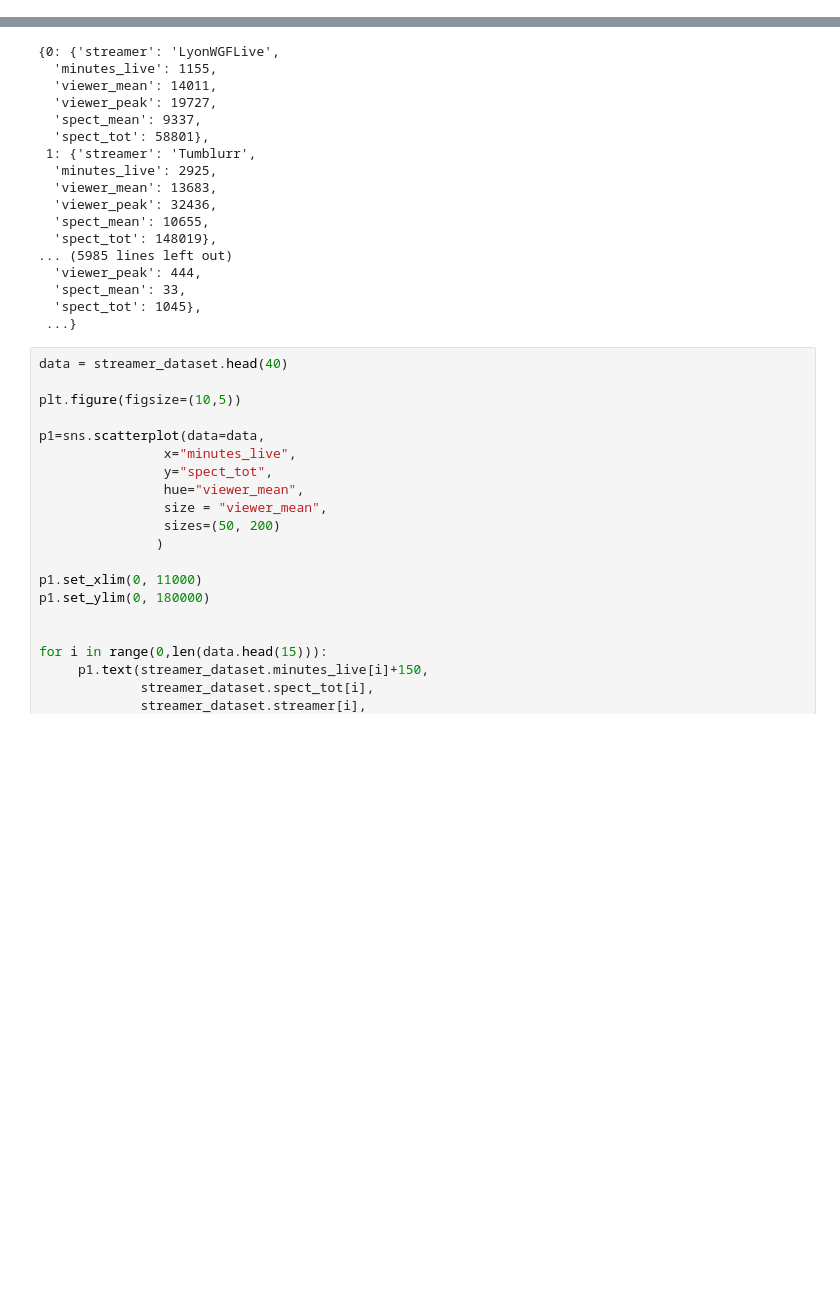
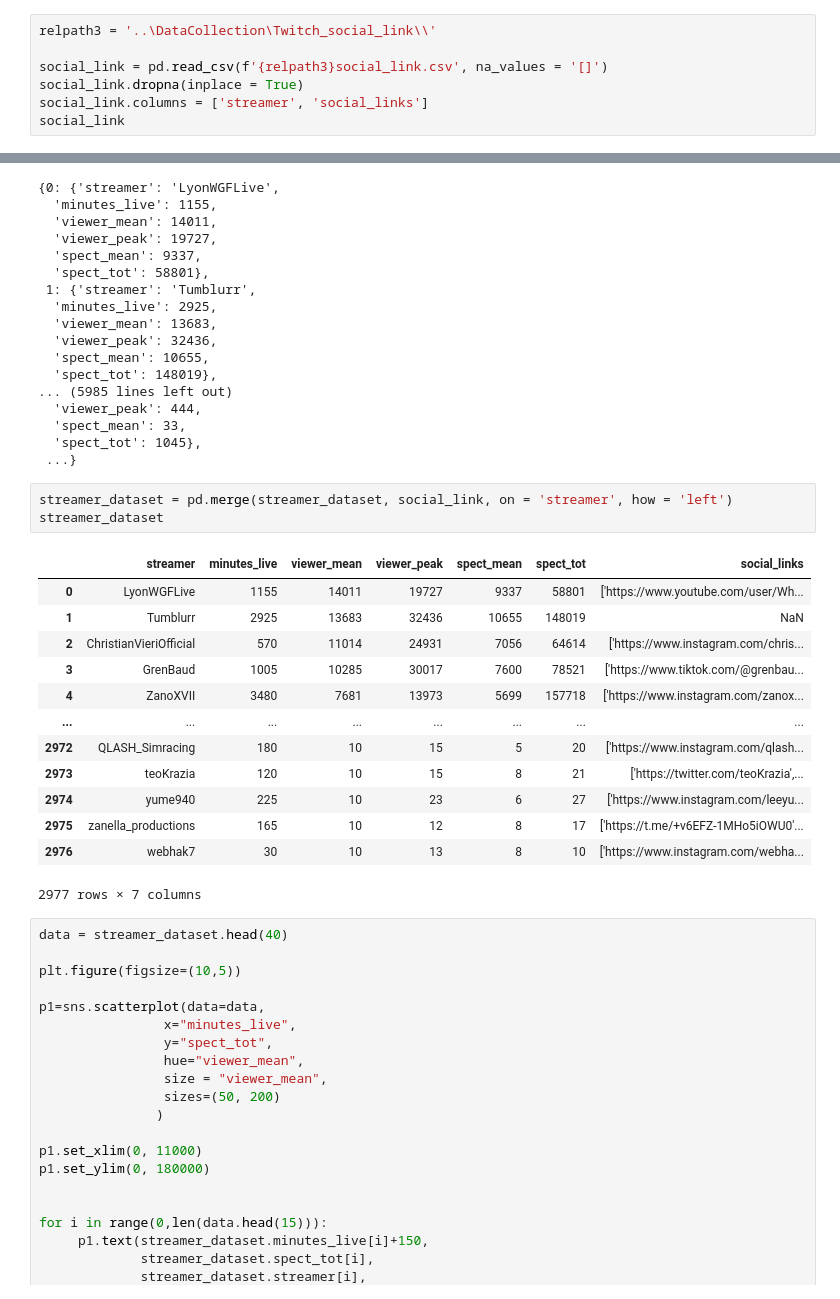
Before and after one commit to gianscuri/Italian_Twitch_Community_Graph_Database, a Jupyter notebook: DataProcessing/DataProcessing.ipynb, the cells around one changed output, grey strips where cells are left out. Cells and saved outputs as stored; diff of their text form; blank space fills up the shorter version.

Commit message:
implemented social links

```diff
--- a/DataProcessing/DataProcessing.ipynb
+++ b/DataProcessing/DataProcessing.ipynb
@@ -332,3 +336,10 @@ streamer_grouped_cut
 2977 rows × 8 columns
 # %% [markdown]
 ## Streamer dataset
+# %%
+relpath3 = '..\DataCollection\Twitch_social_link\\'
+
+social_link = pd.read_csv(f'{relpath3}social_link.csv', na_values = '[]')
+social_link.dropna(inplace = True)
+social_link.columns = ['streamer', 'social_links']
+social_link
@@ -386,6 +411,23 @@ streamer_dataset_dict
   'spect_mean': 33,
   'spect_tot': 1045},
  ...}
+# %%
+streamer_dataset = pd.merge(streamer_dataset, social_link, on = 'streamer', how = 'left')
+streamer_dataset
+# %% [output]
+|  | streamer | minutes_live | viewer_mean | viewer_peak | spect_mean | spect_tot | social_links |
+| 0 | LyonWGFLive | 1155 | 14011 | 19727 | 9337 | 58801 | ['https://www.youtube.com/user/Wh... |
+| 1 | Tumblurr | 2925 | 13683 | 32436 | 10655 | 148019 | NaN |
+| 2 | ChristianVieriOfficial | 570 | 11014 | 24931 | 7056 | 64614 | ['https://www.instagram.com/chris... |
+| 3 | GrenBaud | 1005 | 10285 | 30017 | 7600 | 78521 | ['https://www.tiktok.com/@grenbau... |
+| 4 | ZanoXVII | 3480 | 7681 | 13973 | 5699 | 157718 | ['https://www.instagram.com/zanox... |
+| ... | ... | ... | ... | ... | ... | ... | ... |
+| 2972 | QLASH_Simracing | 180 | 10 | 15 | 5 | 20 | ['https://www.instagram.com/qlash... |
+| 2973 | teoKrazia | 120 | 10 | 15 | 8 | 21 | ['https://twitter.com/teoKrazia',... |
+| 2974 | yume940 | 225 | 10 | 23 | 6 | 27 | ['https://www.instagram.com/leeyu... |
+| 2975 | zanella_productions | 165 | 10 | 12 | 8 | 17 | ['https://t.me/+v6EFZ-1MHo5iOWU0'... |
+| 2976 | webhak7 | 30 | 10 | 13 | 8 | 10 | ['https://www.instagram.com/webha... |
+2977 rows × 7 columns
 # %%
 data = streamer_dataset.head(40)
 
```
Also changed, not shown: parts of 6 cells of this notebook, 7 other files.
